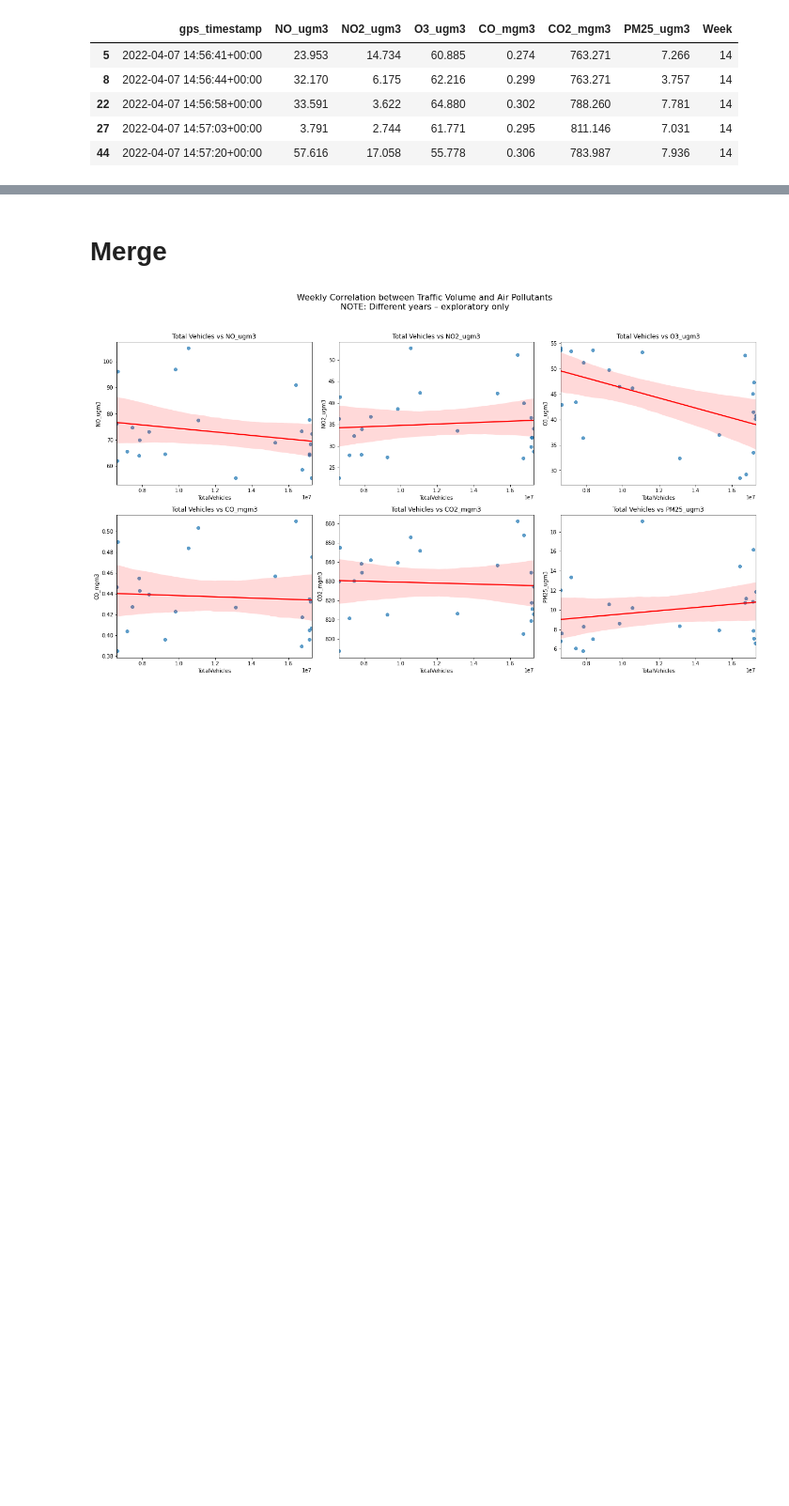
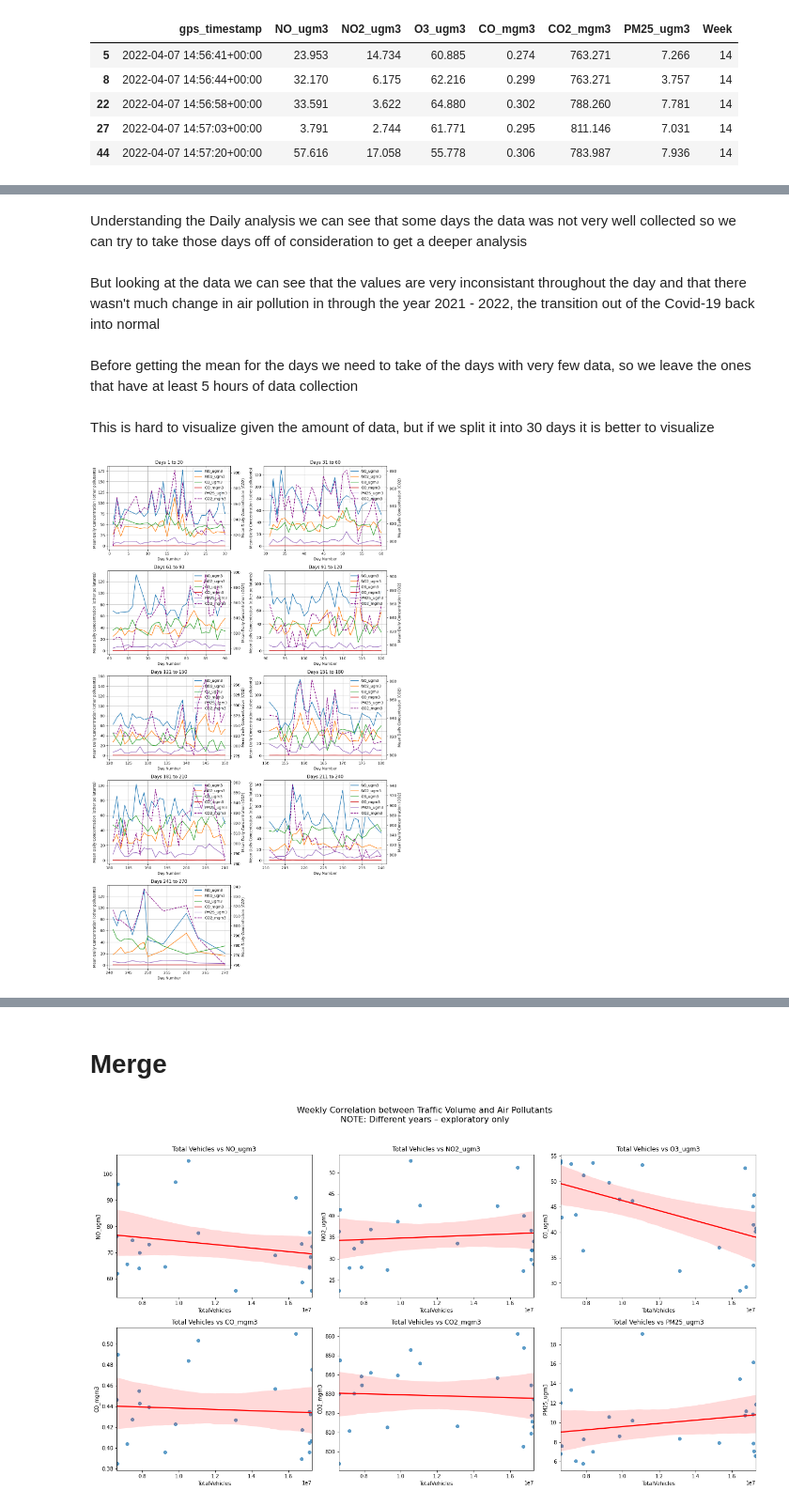
Before and after one commit to GiselleMelo/Ubiquity, a Jupyter notebook: projeto.ipynb, the cells around one changed output, grey strips where cells are left out. Shown at 94% size. Saved outputs shown, nothing was run; the diff lists cells and outputs as text; code cells hidden in the pictures; blank space fills up the shorter version.

```diff
--- a/projeto.ipynb
+++ b/projeto.ipynb
@@ -140,0 +196,6 @@ air_ts['gps_timestamp'] = pd.to_datetime(air_ts['gps_timestamp'])
+# %% [markdown]
+Understanding the Daily analysis we can see that some days the data was not very well collected so we can try to take those days off of consideration to get a deeper analysis
+# %% [markdown]
+But looking at the data we can see that the values are very inconsistant throughout the day and that there wasn't much change in air pollution in through the year 2021 - 2022, the transition out of the Covid-19 back into normal
+# %% [markdown]
+Before getting the mean for the days we need to take of the days with very few data, so we leave the ones that have at least 5 hours of data collection
@@ -141,3 +216,60 @@ air_ts['gps_timestamp'] = pd.to_datetime(air_ts['gps_timestamp'])
+# %% [markdown]
+This is hard to visualize given the amount of data, but if we split it into 30 days it is better to visualize
+# %%
+import matplotlib.pyplot as plt
+import numpy as np
+
+def plot_daily_pollutants(air_daily, pollutants, day_start, day_end, days_per_plot=20):
+    # Filtra os dias dentro do intervalo desejado
+    df_filtered = air_daily[(air_daily['Day_number'] >= day_start) & (air_daily['Day_number'] <= day_end)]
+
+    # Define quantos gráficos vai precisar (2 por linha)
+    total_days = day_end - day_start + 1
+    num_plots = int(np.ceil(total_days / days_per_plot))
+
+    fig, axes = plt.subplots(num_plots // 2 + num_plots % 2, 2, figsize=(12, 4 * (num_plots // 2 + num_plots % 2)))
+    axes = axes.flatten()  # Deixa a matriz de eixos como uma lista
+
+    main_pollutants = [p for p in pollutants if p != 'CO2_mgm3']
+
+    for i in range(num_plots):
+        day_range_start = day_start + i * days_per_plot
+        day_range_end = min(day_range_start + days_per_plot - 1, day_end)
+
+        df_chunk = df_filtered[(df_filtered['Day_number'] >= day_range_start) & (df_filtered['Day_number'] <= day_range_end)]
+
+        ax1 = axes[i]
+
+        # Eixo principal
+        for pollutant in main_pollutants:
+            ax1.plot(df_chunk['Day_number'], df_chunk[pollutant], label=pollutant)
+        ax1.set_xlabel('Day Number')
+        ax1.set_ylabel('Mean Daily Concentration (other pollutants)')
+        ax1.set_title(f'Days {day_range_start} to {day_range_end}')
+        ax1.grid(True)
+
+        # Eixo secundário para CO2
+        ax2 = ax1.twinx()
+        ax2.plot(df_chunk['Day_number'], df_chunk['CO2_mgm3'], label='CO2_mgm3', color='purple', linestyle='--')
+        ax2.set_ylabel('Mean Daily Concentration (CO2)')
+
+        # Junta as legendas
+        lines1, labels1 = ax1.get_legend_handles_labels()
+        lines2, labels2 = ax2.get_legend_handles_labels()
+        ax1.legend(lines1 + lines2, labels1 + labels2, loc='upper right')
+
+    # Remove plots vazios (se o número de plots for ímpar)
+    for j in range(i+1, len(axes)):
+        fig.delaxes(axes[j])
+
+    plt.tight_layout()
+    plt.show()
+
+# Exemplo de uso:
+pollutants = ['NO_ugm3', 'NO2_ugm3', 'O3_ugm3', 'CO_mgm3', 'CO2_mgm3', 'PM25_ugm3']
+plot_daily_pollutants(air_daily, pollutants, day_start=1, day_end=270, days_per_plot=30)
+# %% [output]
+[figure, added]
 # %%
 import matplotlib.pyplot as plt
 
```
Also changed, not shown: parts of 21 cells of this notebook.
